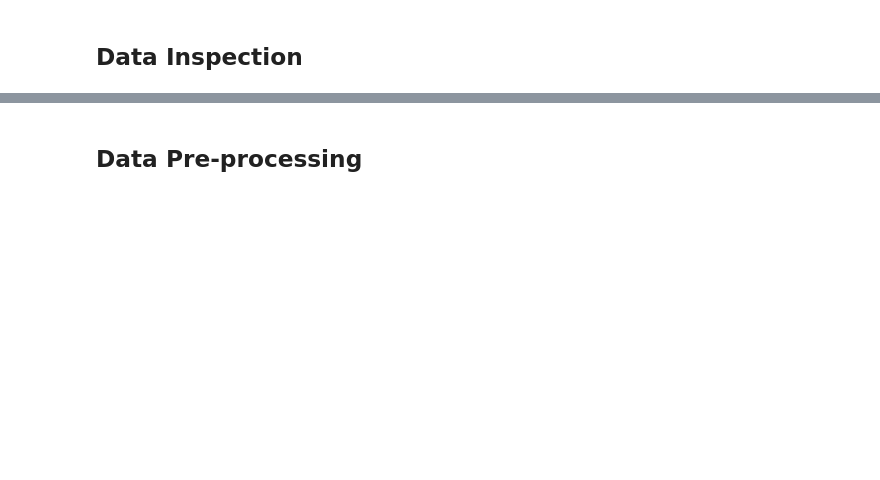
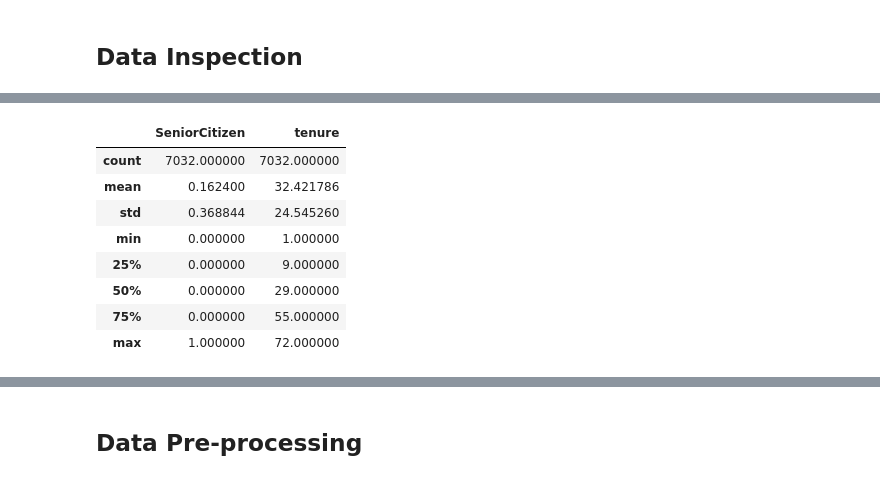
Before and after one commit to mohamedFabdrabo/Customer-Churn-Prediction, a Jupyter notebook: Classification_Mini-Project.ipynb, the cells around one changed output, grey strips where cells are left out. Saved outputs shown, nothing was run; the diff lists cells and outputs as text; code cells hidden in the pictures; blank space fills up the shorter version.

```diff
--- a/Classification_Mini-Project.ipynb
+++ b/Classification_Mini-Project.ipynb
@@ -75,0 +111,12 @@ df.head()
+# %%
+df.describe()
+# %% [output]
+|  | SeniorCitizen | tenure |
+| count | 7032.000000 | 7032.000000 |
+| mean | 0.162400 | 32.421786 |
+| std | 0.368844 | 24.545260 |
+| min | 0.000000 | 1.000000 |
+| 25% | 0.000000 | 9.000000 |
+| 50% | 0.000000 | 29.000000 |
+| 75% | 0.000000 | 55.000000 |
+| max | 1.000000 | 72.000000 |
```
Also changed, not shown: parts of 27 cells of this notebook.
